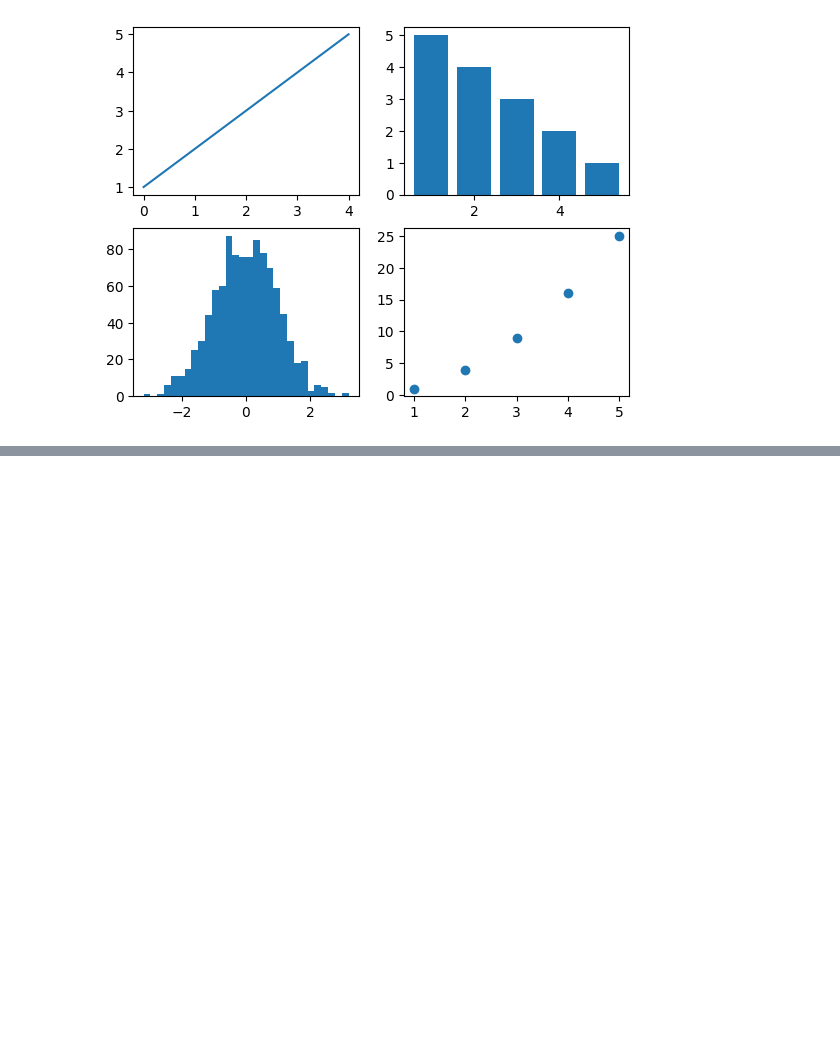
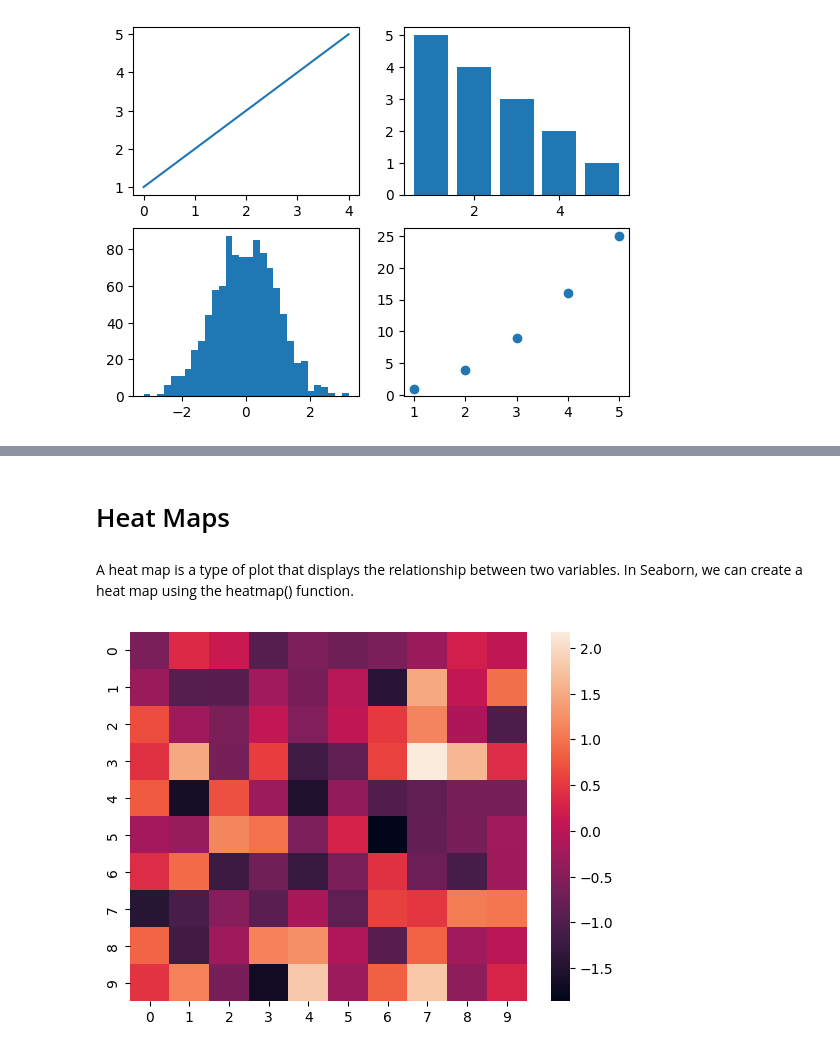
Before and after one commit to surajacharya12/DATA-SCIENCE-LAB, a Jupyter notebook: che5.ipynb, the cells around one changed output, grey strips where cells are left out. Saved outputs shown, nothing was run; the diff lists cells and outputs as text; code cells hidden in the pictures; blank space fills up the shorter version.

```diff
--- a/che5.ipynb
+++ b/che5.ipynb
@@ -69,0 +95,9 @@ plt.show()
+# %% [markdown]
+# Heat Maps
+# %% [markdown]
+A heat map is a type of plot that displays the relationship between two variables. In Seaborn, we can create a heat map using the heatmap() function.
+# %%
+sns.heatmap(data=np.random.randn(10, 10))
+plt.show()
+# %% [output]
+[figure, added]
```
Also changed, not shown: parts of 7 cells of this notebook.
